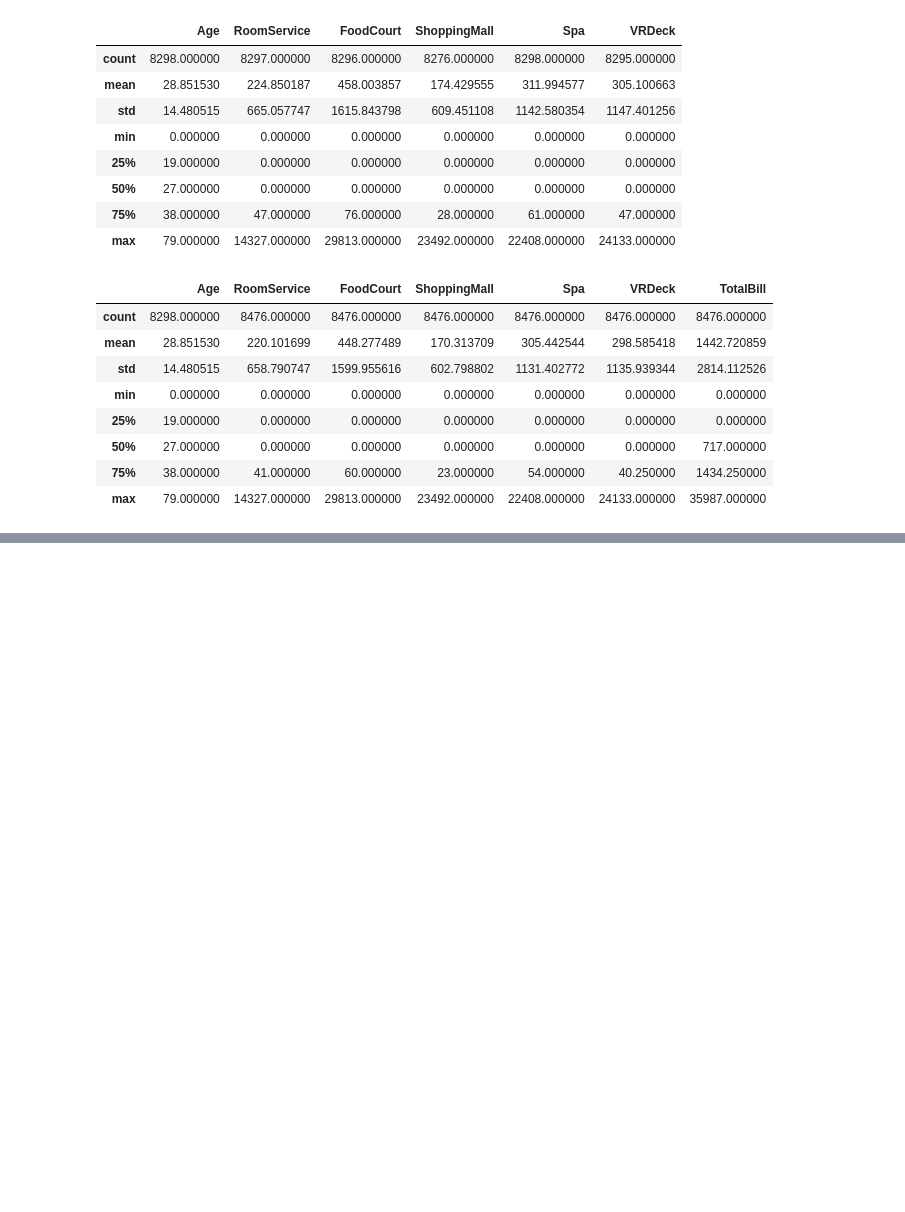
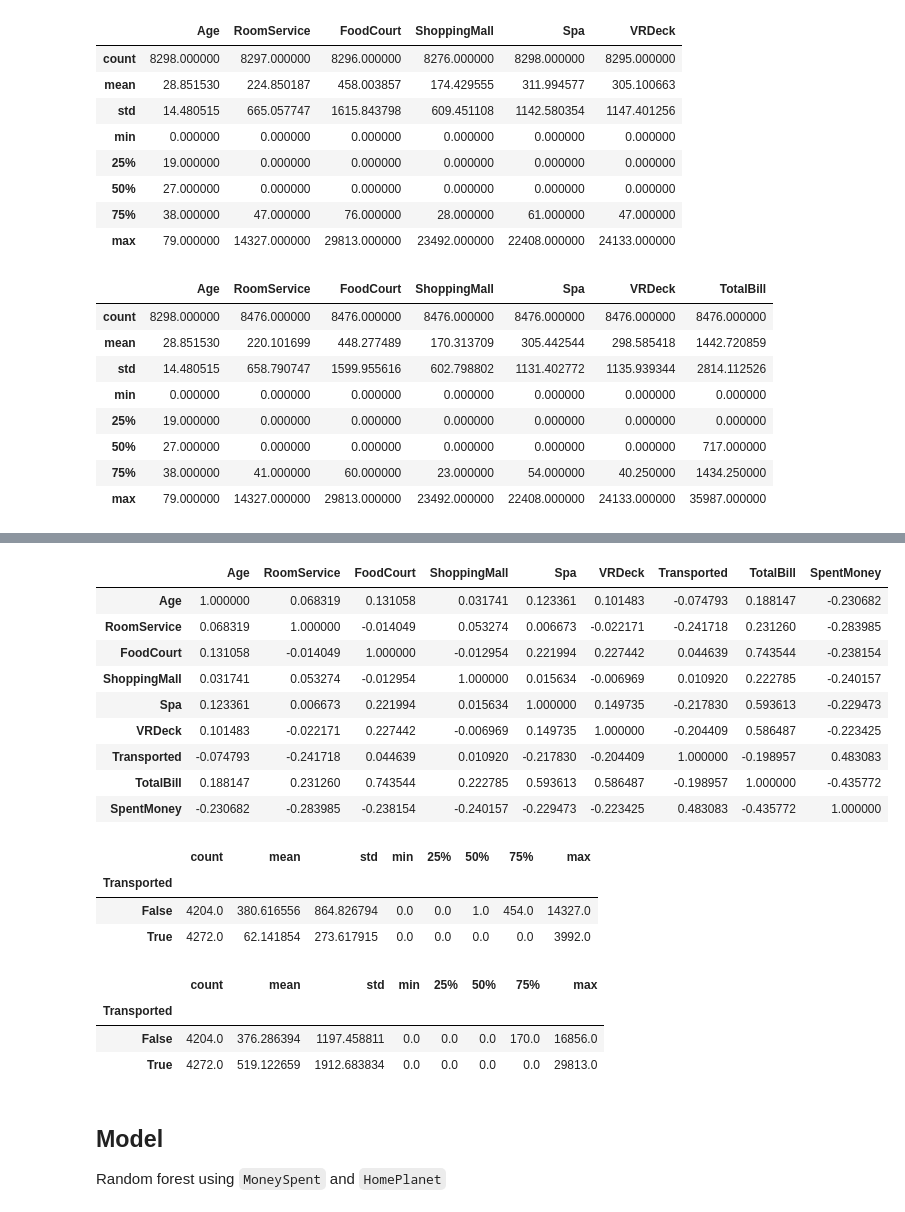
Before and after one commit to Vetle960/space-titanic-kaggle, a Jupyter notebook: eda.ipynb, the cells around one changed output, grey strips where cells are left out. Saved outputs shown, nothing was run; the diff lists cells and outputs as text; code cells hidden in the pictures; blank space fills up the shorter version.

Commit message:
started working on model

```diff
--- a/eda.ipynb
+++ b/eda.ipynb
@@ -382,0 +481,31 @@ df_in_use.describe()
+# %%
+df_in_use.corr(numeric_only= True)
+# %% [output]
+|  | Age | RoomService | FoodCourt | ShoppingMall | Spa | VRDeck | Transported | TotalBill | SpentMoney |
+| Age | 1.000000 | 0.068319 | 0.131058 | 0.031741 | 0.123361 | 0.101483 | -0.074793 | 0.188147 | -0.230682 |
+| RoomService | 0.068319 | 1.000000 | -0.014049 | 0.053274 | 0.006673 | -0.022171 | -0.241718 | 0.231260 | -0.283985 |
+| FoodCourt | 0.131058 | -0.014049 | 1.000000 | -0.012954 | 0.221994 | 0.227442 | 0.044639 | 0.743544 | -0.238154 |
+| ShoppingMall | 0.031741 | 0.053274 | -0.012954 | 1.000000 | 0.015634 | -0.006969 | 0.010920 | 0.222785 | -0.240157 |
+| Spa | 0.123361 | 0.006673 | 0.221994 | 0.015634 | 1.000000 | 0.149735 | -0.217830 | 0.593613 | -0.229473 |
+| VRDeck | 0.101483 | -0.022171 | 0.227442 | -0.006969 | 0.149735 | 1.000000 | -0.204409 | 0.586487 | -0.223425 |
+| Transported | -0.074793 | -0.241718 | 0.044639 | 0.010920 | -0.217830 | -0.204409 | 1.000000 | -0.198957 | 0.483083 |
+| TotalBill | 0.188147 | 0.231260 | 0.743544 | 0.222785 | 0.593613 | 0.586487 | -0.198957 | 1.000000 | -0.435772 |
+| SpentMoney | -0.230682 | -0.283985 | -0.238154 | -0.240157 | -0.229473 | -0.223425 | 0.483083 | -0.435772 | 1.000000 |
+# %%
+df_in_use.groupby('Transported', dropna = False)['RoomService'].describe()
+# %% [output]
+|  | count | mean | std | min | 25% | 50% | 75% | max |
+| Transported |  |  |  |  |  |  |  |  |
+| False | 4204.0 | 380.616556 | 864.826794 | 0.0 | 0.0 | 1.0 | 454.0 | 14327.0 |
+| True | 4272.0 | 62.141854 | 273.617915 | 0.0 | 0.0 | 0.0 | 0.0 | 3992.0 |
+# %%
+df_in_use.groupby('Transported', dropna = False)['FoodCourt'].describe()
+# %% [output]
+|  | count | mean | std | min | 25% | 50% | 75% | max |
+| Transported |  |  |  |  |  |  |  |  |
+| False | 4204.0 | 376.286394 | 1197.458811 | 0.0 | 0.0 | 0.0 | 170.0 | 16856.0 |
+| True | 4272.0 | 519.122659 | 1912.683834 | 0.0 | 0.0 | 0.0 | 0.0 | 29813.0 |
+# %% [markdown]
+## Model
+
+Random forest using `MoneySpent` and `HomePlanet`
```
Also changed, not shown: parts of 19 cells of this notebook.
